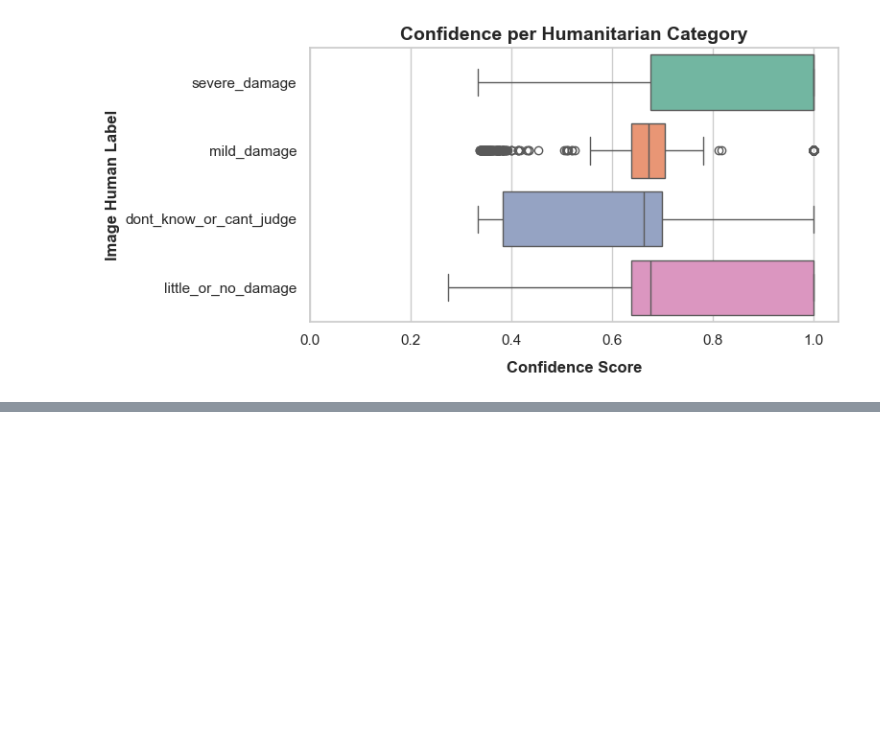
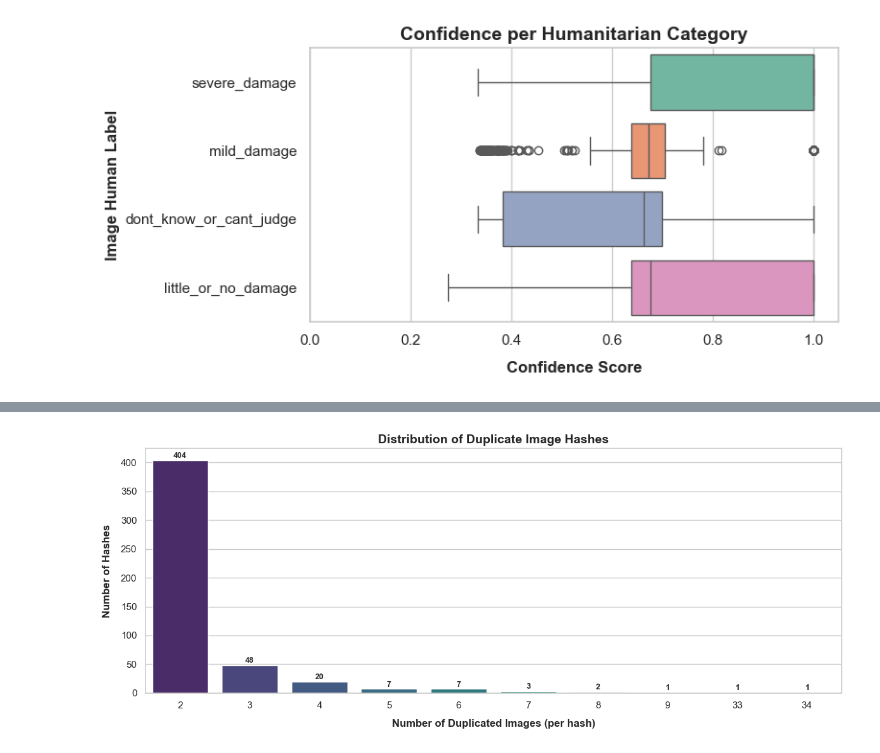
Before and after one commit to andreaceto/multimodal-crisis-classification, a Jupyter notebook: eda/images_analysis.ipynb, the cells around one changed output, grey strips where cells are left out. Saved outputs shown, nothing was run; the diff lists cells and outputs as text; code cells hidden in the pictures; blank space fills up the shorter version.

```diff
--- a/eda/images_analysis.ipynb
+++ b/eda/images_analysis.ipynb
@@ -272,0 +357,14 @@ plot_confidence_boxplot(df, "image_damage", "image_damage_conf", "Confidence per
+# %%
+pd.set_option("display.max_columns", None)
+pd.set_option("display.max_colwidth", None)
+
+df["img_hash_str"] = df["img_hash"].astype(str)
+dupes = df[df.duplicated("img_hash_str", keep=False)]
+df_grouped = dupes.groupby("img_hash_str").size().reset_index(name='count')
+
+# Visualizzo i gruppi di duplicati
+for hash_val, group in dupes.groupby("img_hash_str"):
+    if len(group) > 1:
+        print(f"\nHash: {hash_val} – {len(group)} immagini")
+        display(group[["tweet_id", "image_id", "image_path", "img_hash"]].head(len(group)))
+        break # togli il break per vedere tutti
@@ -272,0 +423,28 @@ plot_confidence_boxplot(df, "image_damage", "image_damage_conf", "Confidence per
+# %%
+# Filtra solo gli hash duplicati
+dupe_counts = df["img_hash"].value_counts()
+dupe_counts = dupe_counts[dupe_counts > 1]
+
+# Calcola distribuzione: quanti hash hanno N duplicati
+counts_per_group_size = dupe_counts.value_counts().sort_index()
+
+# Plot
+plt.figure(figsize=(12, 5))
+
+sns.set(style="whitegrid")  # stile seaborn
+warnings.filterwarnings("ignore", category=FutureWarning)
+ax = sns.barplot(x=counts_per_group_size.index, y=counts_per_group_size.values, palette="viridis")
+
+plt.title("Distribution of Duplicate Image Hashes", fontsize=14, fontweight="bold")
+plt.xlabel("Number of Duplicated Images (per hash)", fontsize=12, fontweight="bold", labelpad=10)
+plt.ylabel("Number of Hashes", fontsize=12, fontweight="bold", labelpad=10)
+plt.xticks(rotation=0)
+
+# Aggiungi etichette sopra le barre
+for i, value in enumerate(counts_per_group_size.values):
+    ax.text(i, value + 1, str(value), ha='center', va='bottom', fontsize=9, fontweight="bold")
+
+plt.tight_layout()
+plt.show()
+# %% [output]
+[figure, added]
```
Also changed, not shown: parts of 22 cells of this notebook.
